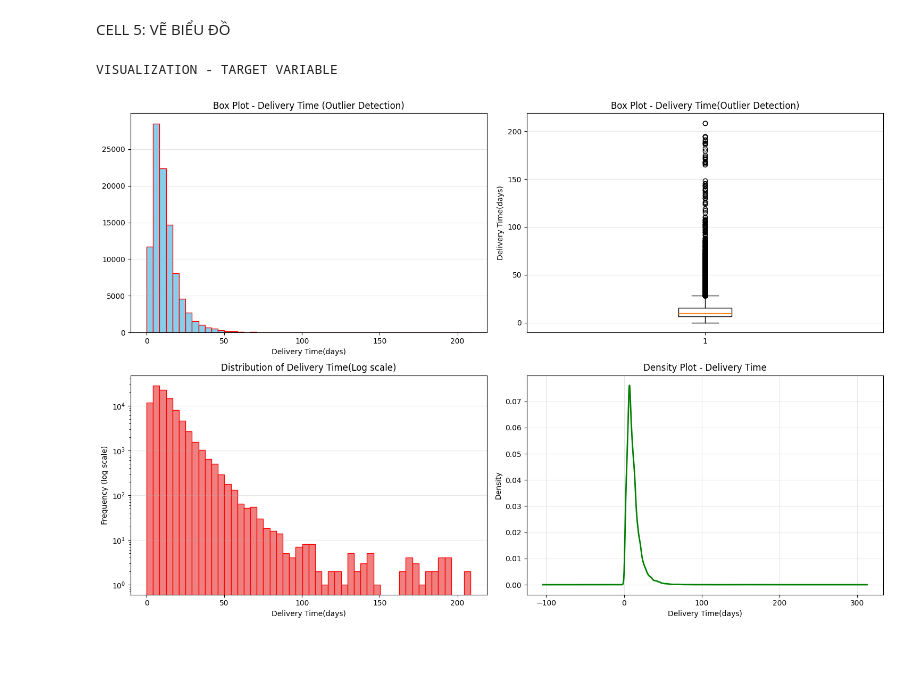
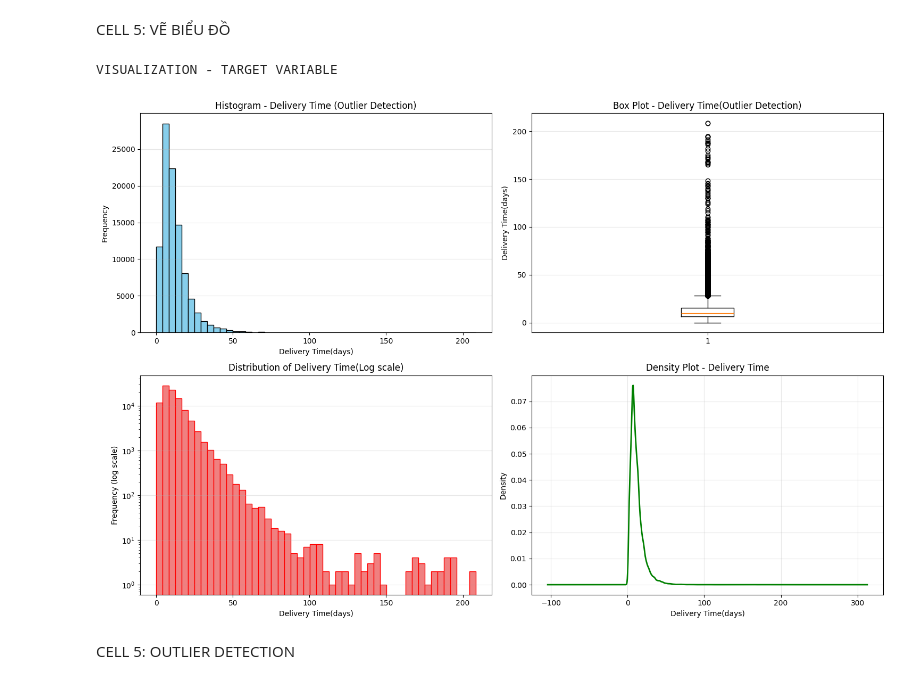
Before and after one commit to MaGiaVy/Delivery_Time_Prediction_project, a Jupyter notebook: notebooks/01_eda.ipynb, the cells around one changed output. Cells and saved outputs as stored; diff of their text form; code cells hidden in the pictures; blank space fills up the shorter version.

Commit message:
outlier detection

```diff
--- a/notebooks/01_eda.ipynb
+++ b/notebooks/01_eda.ipynb
@@ -107,33 +107,36 @@ print("VISUALIZATION - TARGET VARIABLE")
 fig, axes = plt.subplots(2,2, figsize=(15,10))
 
 #Histogram
-axes[0, 0].hist(df['delivery_time'], bins=50, edgecolor='red', color='skyblue')
+axes[0, 0].hist(df['delivery_time'], bins=50, edgecolor='black', color='skyblue')
 axes[0, 0].set_xlabel('Delivery Time(days)')
-axes[0, 0].set_title('Box Plot - Delivery Time (Outlier Detection)')
+axes[0, 0].set_ylabel('Frequency')
+axes[0, 0].set_title('Histogram - Delivery Time (Outlier Detection)')
 axes[0, 0].grid(axis='y', alpha=0.3)
 
 #Boxplot
 axes[0, 1].boxplot(df['delivery_time'], vert=True)
 axes[0, 1].set_ylabel('Delivery Time(days)')
 axes[0, 1].set_title('Box Plot - Delivery Time(Outlier Detection)')
 axes[0, 1].grid(axis='y', alpha=0.3)
 
 #Histogram(log scale)
 axes[1, 0].hist(df['delivery_time'], bins=50, edgecolor='red', color='lightcoral')
 axes[1, 0].set_xlabel('Delivery Time(days)')
 axes[1, 0].set_ylabel('Frequency (log scale)')
 axes[1, 0].set_title('Distribution of Delivery Time(Log scale)')
 axes[1, 0].set_yscale('log')
 axes[1, 0].grid(axis='y', alpha=0.3)
 
 #KDE Plot
 df['delivery_time'].plot(kind='density', ax=axes[1, 1], color='green',linewidth=2)
 axes[1, 1].set_xlabel('Delivery Time(days)')
 axes[1, 1].set_title('Density Plot - Delivery Time')
 axes[1, 1].grid(alpha=0.3)
 
 plt.tight_layout()
 plt.show()
 # %% [output]
 VISUALIZATION - TARGET VARIABLE
-[figure, old version]
+[figure, new version]
+# %% [markdown]
+CELL 5: OUTLIER DETECTION
```
Also changed, not shown: parts of 1 cell of this notebook.
